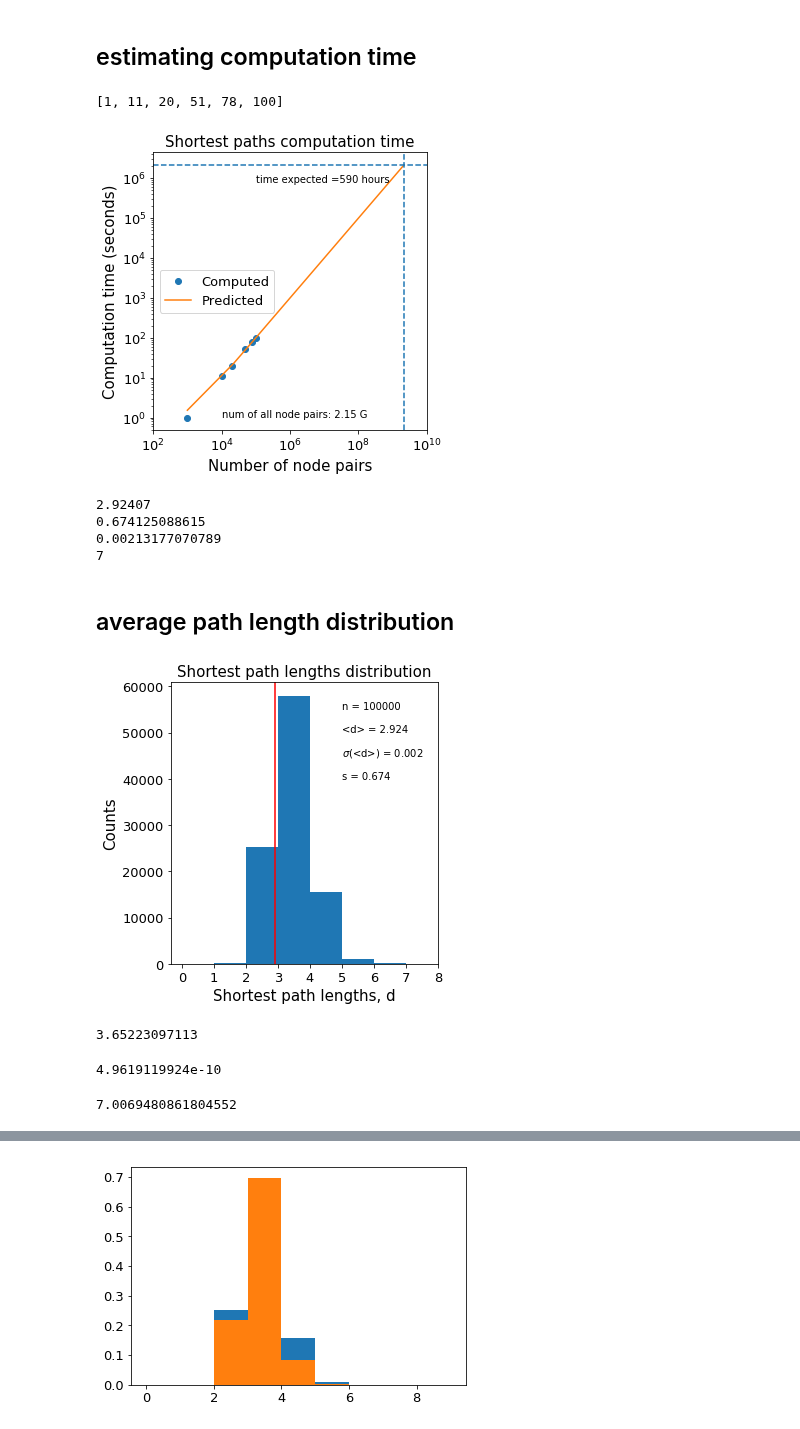
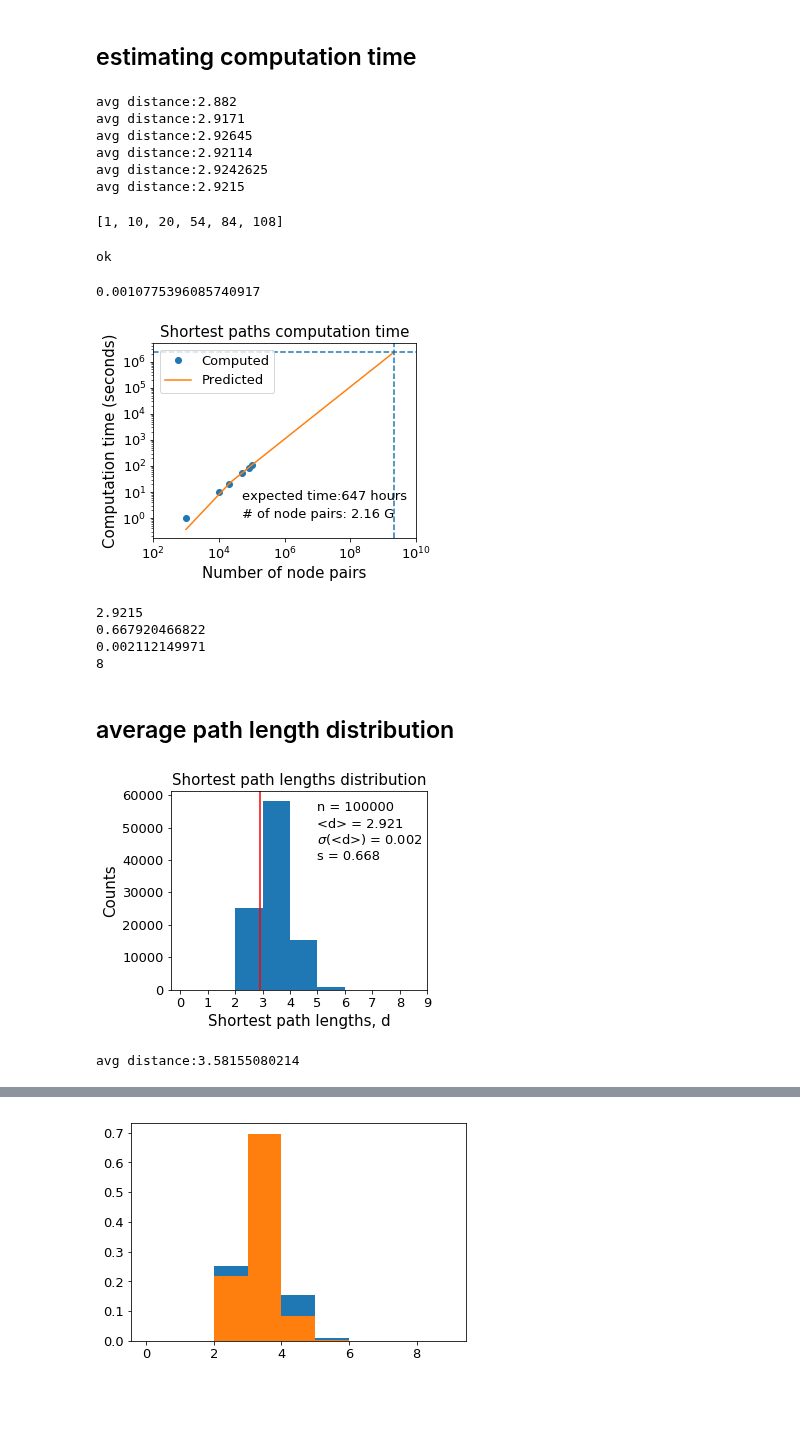
Before and after one commit to biyanisuraj/the_facebook_scandal, a Jupyter notebook: scripts/network_analysis/network_properties.ipynb, the cells around one changed output, grey strips where cells are left out. Saved outputs shown, nothing was run; the diff lists cells and outputs as text; code cells hidden in the pictures; blank space fills up the shorter version.

```diff
--- a/scripts/network_analysis/network_properties.ipynb
+++ b/scripts/network_analysis/network_properties.ipynb
@@ -35,5 +44,10 @@ g_und = g.to_undirected()
 # %%
-# Erdos-Renyi random network
-g_er = nx.read_edgelist('../network/networks/er_edge_list.txt',
-                                create_using=nx.DiGraph(), nodetype=int,
-                                data=False)
+# generating or loading a directed Erdos-Renyi random network
+if os.path.isfile('../network/networks/er_edge_list.txt'):
+    g_er = nx.read_edgelist('../network/networks/er_edge_list.txt',
+                            create_using=nx.DiGraph(), nodetype=int,
+                            data=False)
+else:
+    g_er = nx.erdos_renyi_graph(g.number_of_nodes(), 0.001, directed=True)
+    nx.write_edgelist(g_er, '../network/networks/er_edge_list.txt',
+                      data=False)
@@ -129,5 +99,0 @@ probER
-# %%
-N = g_info['N']
-L = g_info['L']
-L_max = N*(N-1)/2
-float(L)/L_max
@@ -618,43 +579,54 @@ for L in n_pairs:
     distances = sample_distances(largest_cc,L)
     end = datetime.datetime.now()
     times.append( (end-start).seconds )
+# %% [output]
+avg distance:2.882
+avg distance:2.9171
+avg distance:2.92645
+avg distance:2.92114
+avg distance:2.9242625
+avg distance:2.9215
 # %%
 print times
 # %% [output]
-[1, 11, 20, 51, 78, 100]
+[1, 10, 20, 54, 84, 108]
 # %%
 # time regression
-n_max = len(distances)**len(distances)/2
+n_max = (g_info['N'])*(g_info['N']-1)/2
 Y = np.array(times)
 X = np.array(n_pairs)
 X=X.reshape(len(X),1)
 regr = linear_model.LinearRegression()
 regr.fit(X, Y)
+print 'ok'
 X_pred = np.linspace(1000, n_max, num = 100000)
 X_pred = X_pred.reshape(len(X_pred), 1)
 times_pred = regr.predict(X_pred)
-#regr.coef_[0]
+regr.coef_[0]
+# %% [output]
+ok
+0.0010775396085740917
 # %%
 # computation time plot
 plt.subplots(figsize=FIGSIZE_ONECOL)
 plt.plot(n_pairs, times, 'o', label="Computed")
 plt.plot(X_pred, times_pred, label="Predicted")
 plt.axvline(n_max,0,100,linestyle='--')
 plt.axhline(max(times_pred),0,100,linestyle='--')
-plt.text(10**5, 8*10**5, "time expected ="+ "{:.0f} hours".format(max(times_pred)/3600))
-plt.text(10**4, 1, "num of all node pairs: {:.2f} G".format( float(n_max)/(10**9)))
+plt.text(5*10**4, 5, "expected time:"+ "{:.0f} hours".format(max(times_pred)/3600),fontsize =SMALL_SIZE)
+plt.text(5*10**4, 1, "# of node pairs: {:.2f} G".format( float(n_max)/(10**9)), fontsize = SMALL_SIZE)
 plt.xlim(10**2,10**10)
 plt.loglog()
-plt.legend()
+plt.legend(loc='upper left')
 
 plt.title("Shortest paths computation time")
 plt.xlabel("Number of node pairs")
 plt.ylabel("Computation time (seconds)")
 plt.tight_layout()
 #plt.yscale('log')
 plt.savefig('./imgs/paths_computation_time.pdf', format='pdf')
 # %% [output]
-[figure, old version]
+[figure, new version]
 # %%
 # computing statistics
 d_mean = np.mean(distances)
@@ -665,10 +637,10 @@ print s
 print d_std
 print max(distances)
 # %% [output]
-2.92407
-0.674125088615
-0.00213177070789
-7
+2.9215
+0.667920466822
+0.002112149971
+8
 # %% [markdown]
 ## average path length distribution
 # %%
@@ -681,14 +653,14 @@ plt.ylabel("Counts")
 plt.tight_layout()
 plt.xticks(np.arange(max(distances)+2))
 plt.axvline(np.mean(distances), color="red")
-plt.text(5,55000, "n = {:.0f}".format(len(distances)))
-plt.text(5,50000, "<d> = {:.3f}".format(d_mean))
-plt.text(5,45000, "$\sigma$"+"(<d>) = {:.3f}".format(d_std))
-plt.text(5,40000, "s = {:.3f}".format(s))
+plt.text(5,55000, "n = {:.0f}".format(len(distances)), fontsize = SMALL_SIZE)
+plt.text(5,50000, "<d> = {:.3f}".format(d_mean), fontsize = SMALL_SIZE)
+plt.text(5,45000, "$\sigma$"+"(<d>) = {:.3f}".format(d_std), fontsize =SMALL_SIZE)
+plt.text(5,40000, "s = {:.3f}".format(s), fontsize = SMALL_SIZE)
 plt.savefig('./imgs/paths_hist.pdf', format='pdf')
 # %% [output]
-[figure, old version]
+[figure, new version]
 # %%
 distances_g = sample_distances(g,1000)
 # %% [output]
-3.65223097113
+avg distance:3.58155080214
@@ -697,13 +667,3 @@ from scipy.stats import norm
-# %%
-p_max = 1-norm.cdf(np.max(distances), loc=d_mean, scale= s)
-print p_max
-#norm.ppf(0.5, loc=d_mean, scale = d_std)
-# %% [output]
-4.9619119924e-10
-# %%
-norm.ppf(1-1.0/n_max, loc=d_mean, scale = s)
-# %% [output]
-7.0069480861804552
 # %%
 ## Preserving degree random graph
 # %%
```
Also changed, not shown: parts of 21 cells of this notebook, 20 other files.
